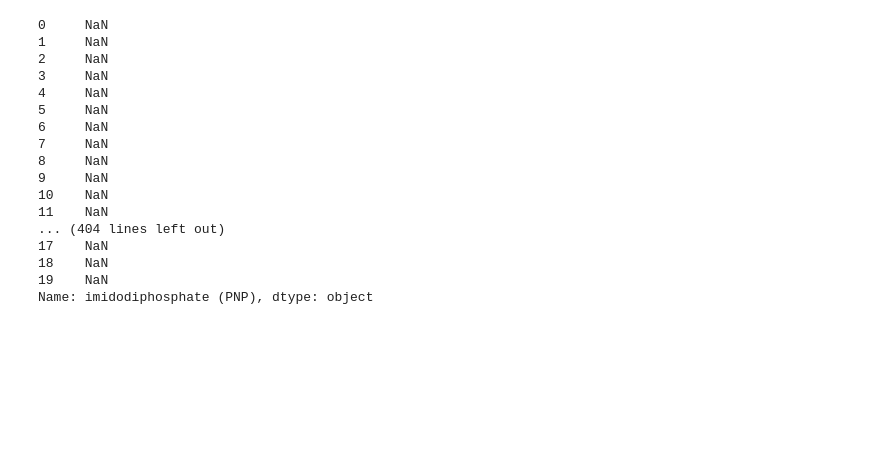
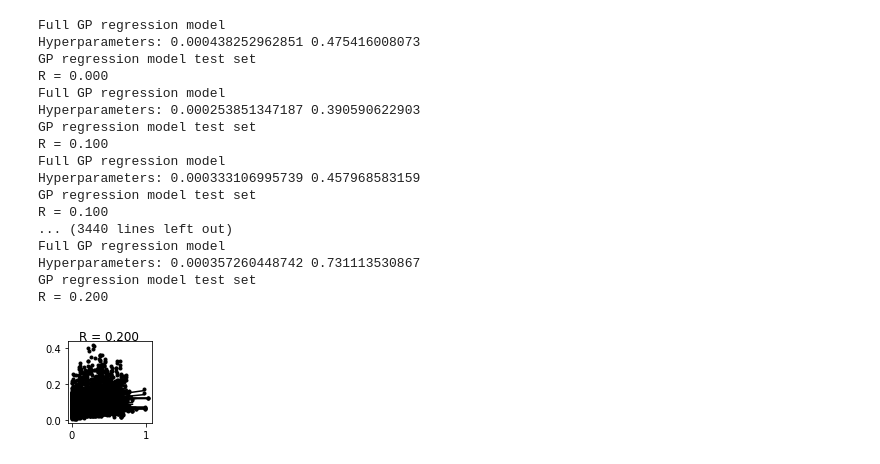
Before and after one commit to anaqiafendi/Gaussian-Process-Models, a Jupyter notebook: Phosphotase_GPModel_V1.0/Phosphotase_Encode.ipynb, the cells around one changed output. Saved outputs shown, nothing was run; the diff lists cells and outputs as text; code cells hidden in the pictures; blank space fills up the shorter version.

Commit message:
improved batch process for auto_train_test

```diff
--- a/Phosphotase_GPModel_V1.0/Phosphotase_Encode.ipynb
+++ b/Phosphotase_GPModel_V1.0/Phosphotase_Encode.ipynb
@@ -323,7 +323,9 @@ def prep_inputs(Protein_seq_dict,EFI_ID_List,activations,Substrate_ID=0,trim_lon
 # %%
 def auto_train_test(Protein_seq_dict, EFI_ID_List, activations, Substrate_ID, num_iter, metabolite_dict=metabolite_dict):
     # Need to prep inputs X and Y
-    X, y = prep_inputs(Protein_seq_dict,EFI_ID_List,activations,Substrate_ID=Substrate_ID,trim_long=True)
+    X, y = prep_inputs(Protein_seq_dict,EFI_ID_List,activations,Substrate_ID=Substrate_ID,trim_long=False)
+    # Now we test on aligned inputs, new alignment is ~700 long
+    # But the seq > 300 in length already trimmed from dataset
 
     # Format data for train and test splits
     log_data, X_train, X_test, y_train, y_test = data_format(X, y)
@@ -338,20 +340,44 @@ def auto_train_test(Protein_seq_dict, EFI_ID_List, activations, Substrate_ID, nu
 # %%
 
 metabolite_list = list(metabolite_dict.values())
-R_Results = pd.DataFrame(columns=metabolite_list)
 
-r_low = 0 # Index of starting metabolite in metabolite list (substrates)
-r_high = 80 # 168 total substrates, do batches of 80
+
+r_low = 120 # Index of starting metabolite in metabolite list (substrates)
+r_high = 168 # 168 total substrates, do batches of 60,60,48
+batch_size = r_high - r_low
 num_iters = 20 # 20 trials of split, train, test
+
+R_Results = pd.DataFrame(columns=metabolite_list[r_low:r_high], index=range(0,num_iters))
+EFI_ID_List = list(Protein_aligned_dict.keys())
 
 for j in range(r_low,r_high):
     for i in range(0,num_iters):
         try:
-            R = auto_train_test(Protein_seq_dict, EFI_ID_List, activations, Substrate_ID=j, num_iter=i,  metabolite_dict=metabolite_dict)
-            R_Results.iloc[j,i] = R
+            R = auto_train_test(Protein_seq_dict=Protein_aligned_dict, EFI_ID_List=EFI_ID_List, activations=activations, Substrate_ID=j, num_iter=i,  metabolite_dict=metabolite_dict)
+            R_Results.iloc[i,int(j/(batch_size))] = R
 
         except np.linalg.LinAlgError:
+            R_Results.iloc[i,int(j/(batch_size))] = float("NaN")
             print('LinAlgError, negative value in eigenvector')
 
-path_outputs = 'outputs/loop_figs/'
-R_Results.to_csv(path_outputs+ 'R_Values_Metabolites:'+str(r_low)+'_'+str(r_high)+'|'+str(num_iters)+'times.csv')
+path_outputs = 'outputs/loop_figs_aln/'
+R_Results.to_csv(path_outputs+ 'R_Values_Metabolites_'+str(r_low)+'-'+str(r_high)+'_'+str(num_iters)+'times.csv')
+# %% [output]
+Full GP regression model
+Hyperparameters: 0.000438252962851 0.475416008073
+GP regression model test set
+R = 0.000
+Full GP regression model
+Hyperparameters: 0.000253851347187 0.390590622903
+GP regression model test set
+R = 0.100
+Full GP regression model
+Hyperparameters: 0.000333106995739 0.457968583159
+GP regression model test set
+R = 0.100
+... (3440 lines left out)
+Full GP regression model
+Hyperparameters: 0.000357260448742 0.731113530867
+GP regression model test set
+R = 0.200
+[figure, added]
@@ -359,24 +389,6 @@ R_Results.to_csv(path_outputs+ 'R_Values_Metabolites:'+str(r_low)+'_'+str(r_high
 R_Results = pd.DataFrame(columns=list(metabolite_dict.values()), index=list(range(0,20)))
 for i in range(0,20):
     print(R_Results.iloc[:,i])
-# %% [output]
-0     NaN
-1     NaN
-2     NaN
-3     NaN
-4     NaN
-5     NaN
-6     NaN
-7     NaN
-8     NaN
-9     NaN
-10    NaN
-11    NaN
-... (404 lines left out)
-17    NaN
-18    NaN
-19    NaN
-Name: imidodiphosphate (PNP), dtype: object
 # %%
 # Do 0 - 80 metabolites
 # Next 81 - 168
```
Also changed, not shown: parts of 5 cells of this notebook.
